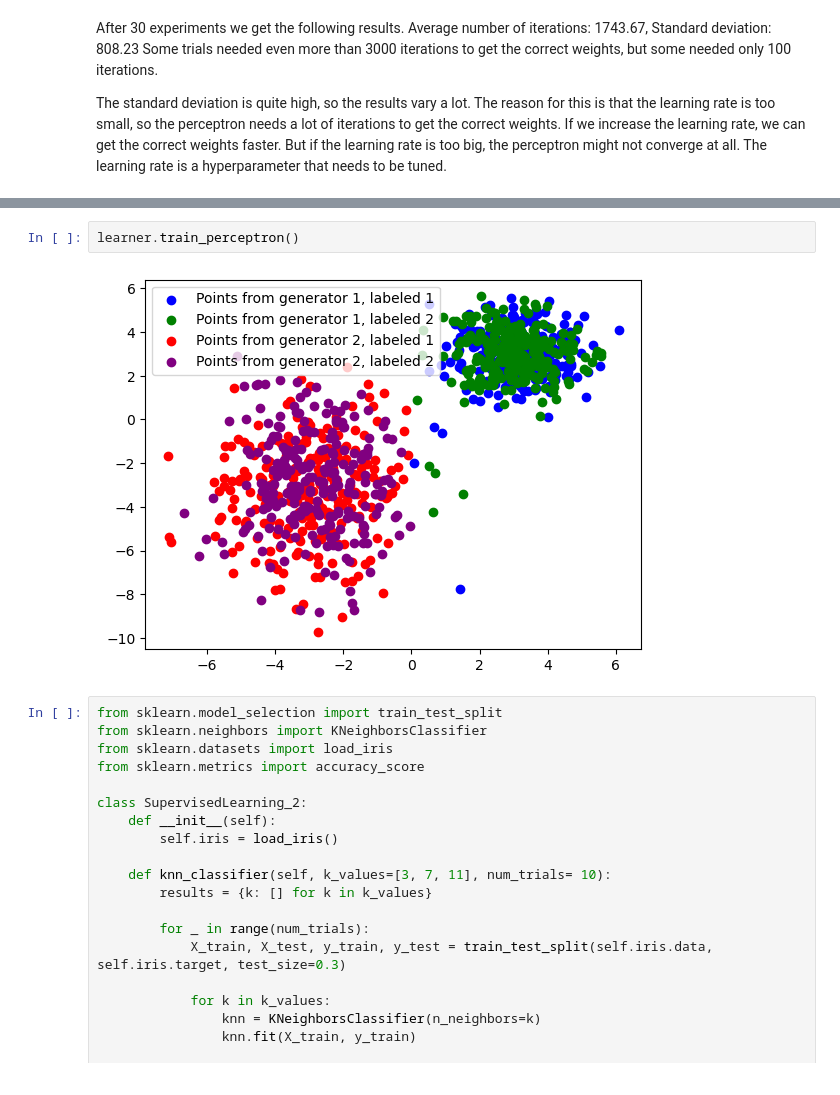
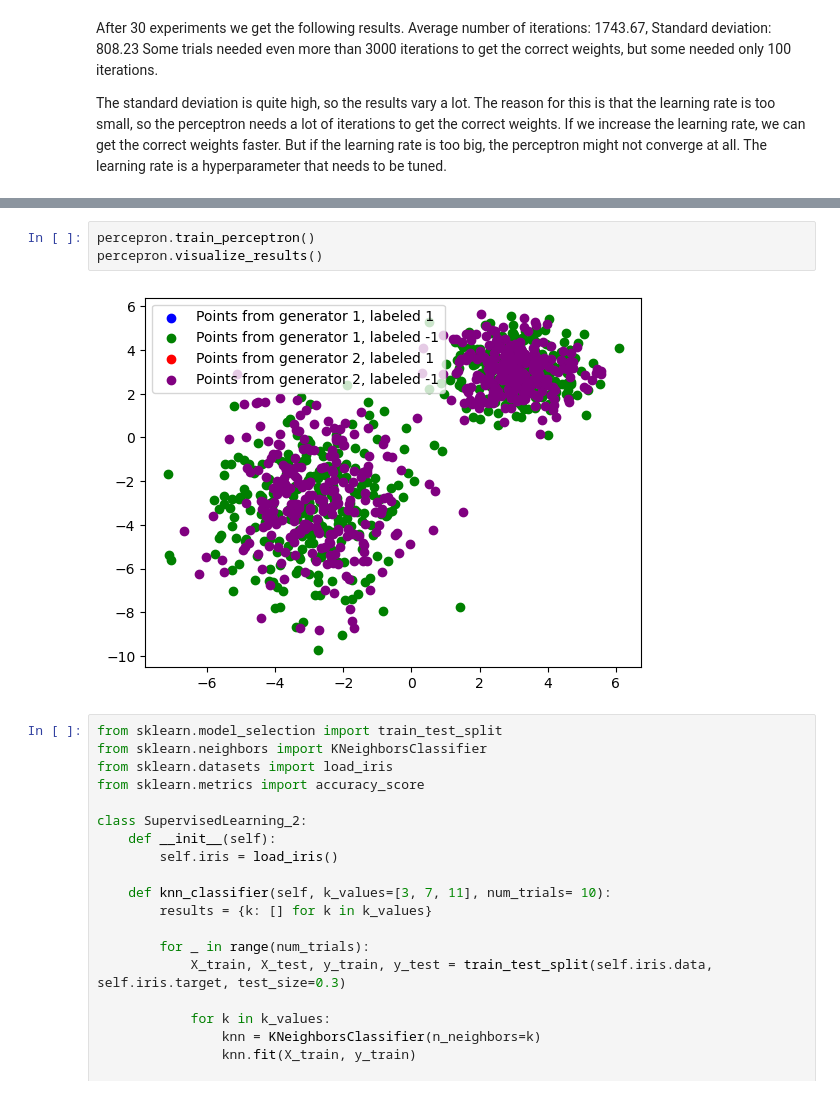
Before and after one commit to Qubi0-0/MachineLearning, a Jupyter notebook: SupervisedLearning/SupervisedLearning.ipynb, the cells around one changed output, grey strips where cells are left out. Saved outputs shown, nothing was run; the diff lists cells and outputs as text.

```diff
--- a/SupervisedLearning/SupervisedLearning.ipynb
+++ b/SupervisedLearning/SupervisedLearning.ipynb
@@ -171,9 +200,10 @@ learner.generate_data(plot_flag=True)
 # %% [output]
 [figure]
-# %%
-learner.train_perceptron()
-# %% [output]
-[figure, removed]
+# %%
+percepron.train_perceptron()
+percepron.visualize_results()
+# %% [output]
+[figure, added]
 # %%
 from sklearn.model_selection import train_test_split
 from sklearn.neighbors import KNeighborsClassifier
```
Also changed, not shown: parts of 9 cells of this notebook.
